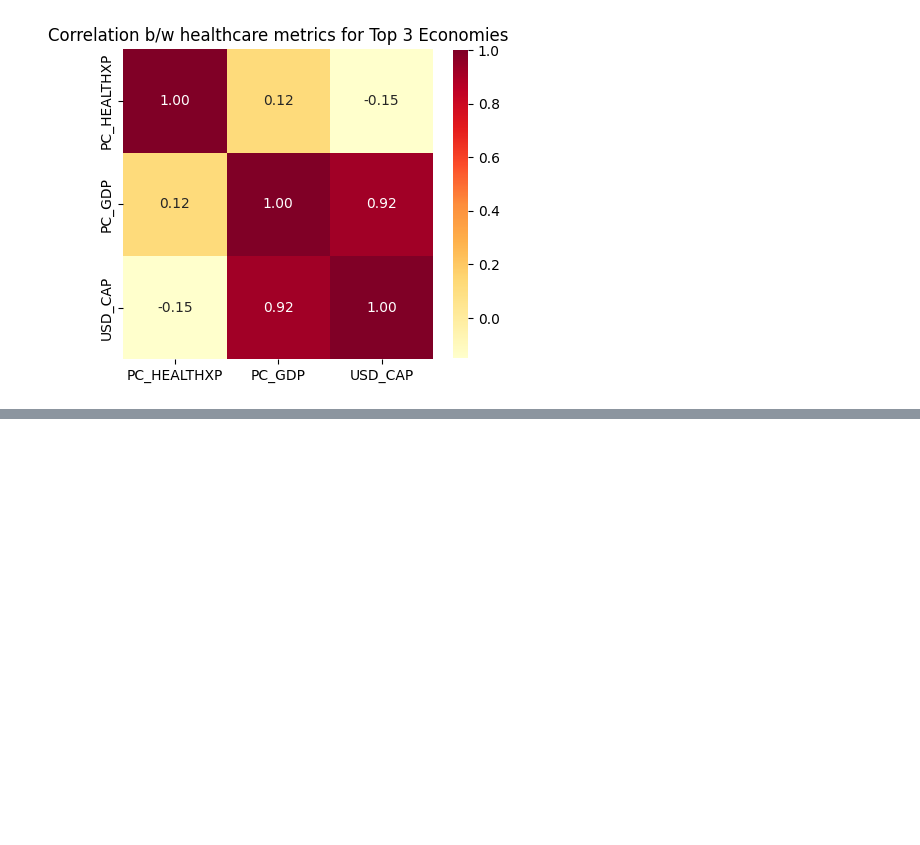
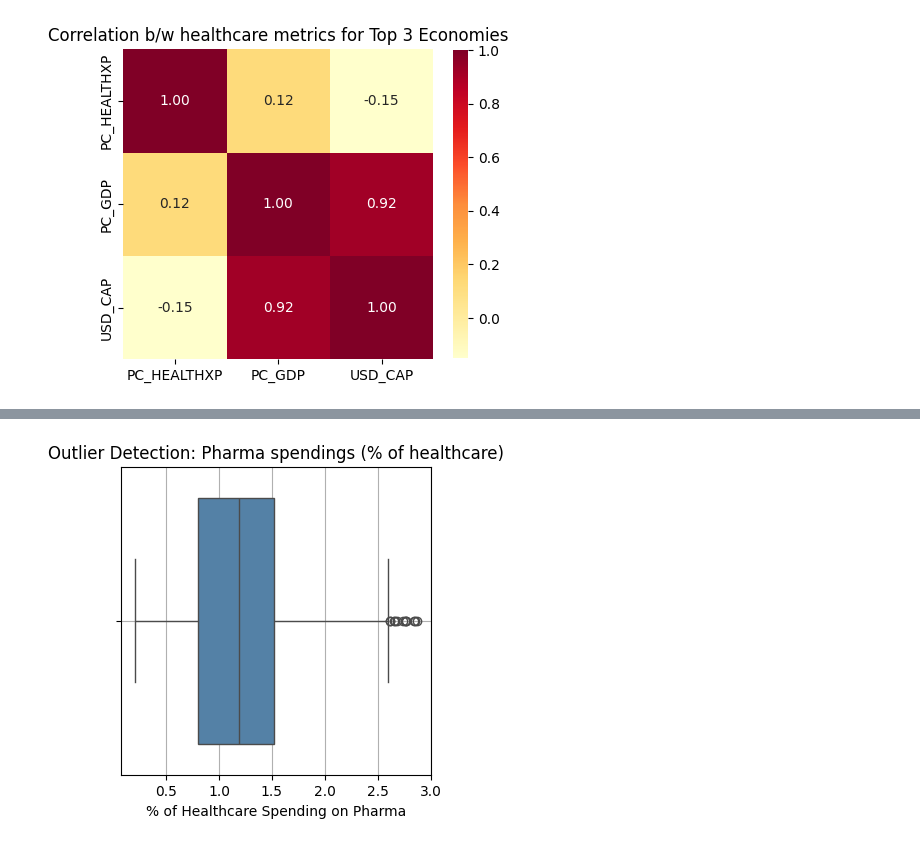
Before and after one commit to Sharvani-123/Pharmaceutical-Drug-Spendings_Analysis, a Jupyter notebook: analysis.ipynb, the cells around one changed output, grey strips where cells are left out. Saved outputs shown, nothing was run; the diff lists cells and outputs as text; code cells hidden in the pictures; blank space fills up the shorter version.

```diff
--- a/analysis.ipynb
+++ b/analysis.ipynb
@@ -211,0 +233,10 @@ plt.show()
+# %%
+# Boxplot to detect outliers in % of healthcare expenditure on pharmaceuticals
+plt.figure(figsize=(4, 4))
+sns.boxplot(x=data['PC_GDP'], color='steelblue')
+plt.title('Outlier Detection: Pharma spendings (% of healthcare)')
+plt.xlabel('% of Healthcare Spending on Pharma')
+plt.grid(True)
+plt.show()
+# %% [output]
+[figure, added]
```
Also changed, not shown: parts of 6 cells of this notebook.
